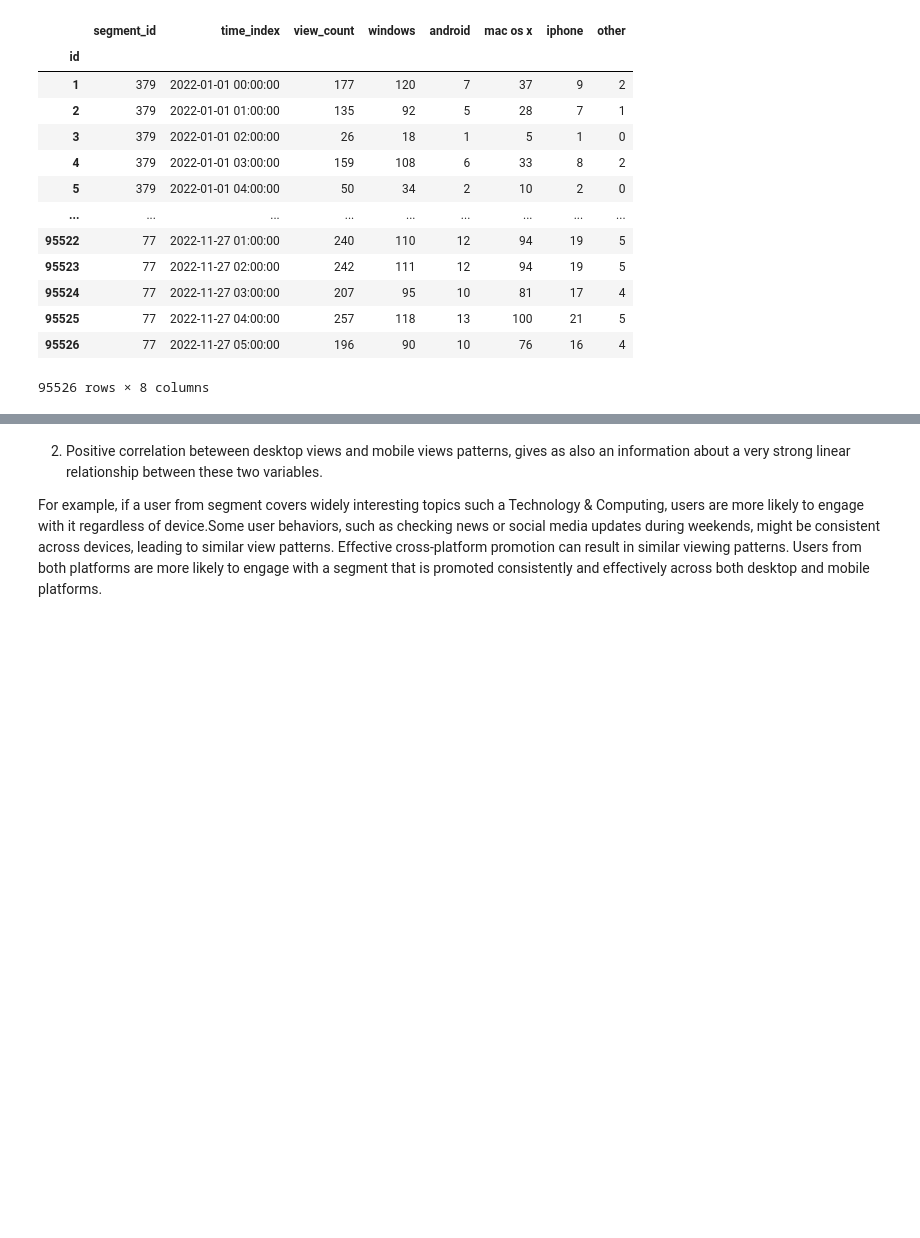
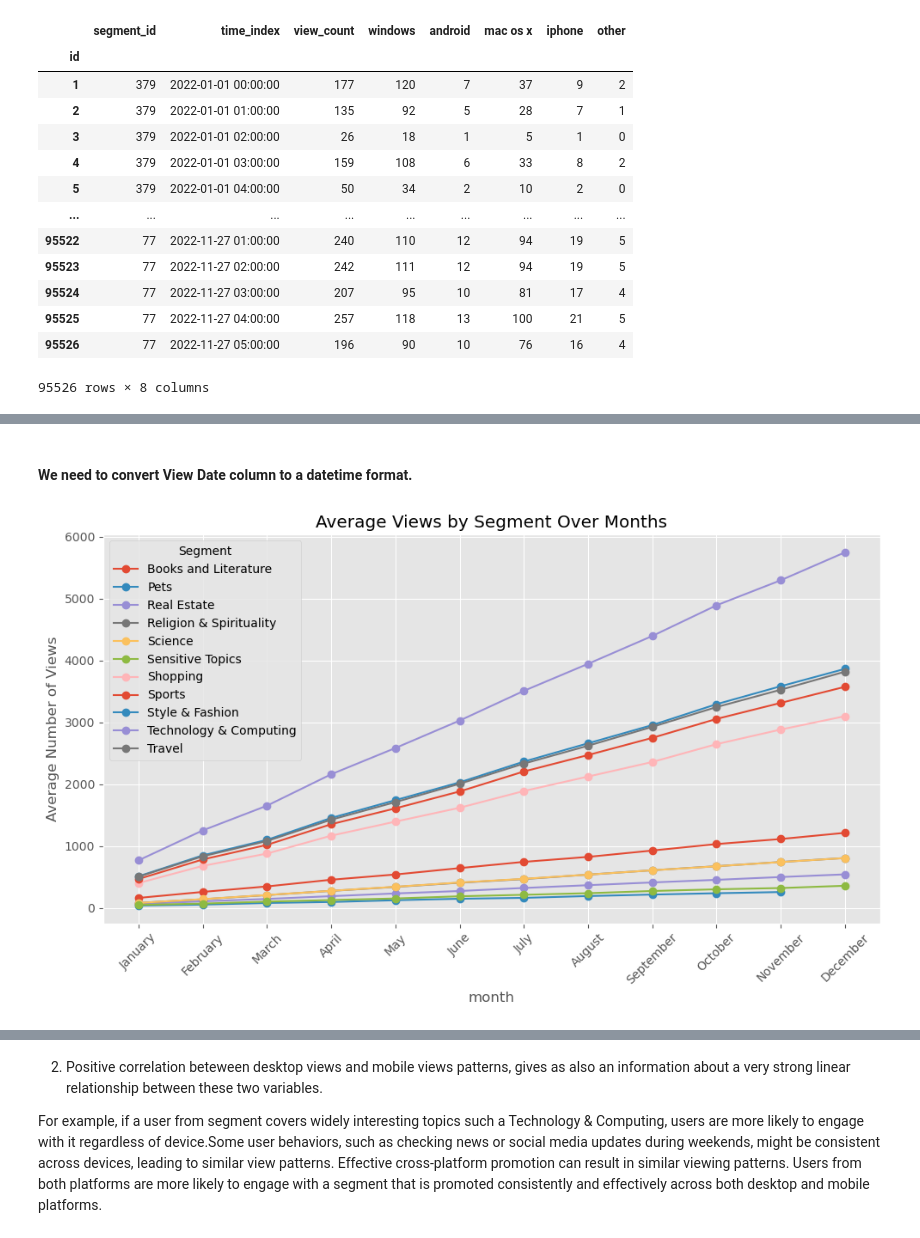
Before and after one commit to zdrj-me31/Repository, a Jupyter notebook: final.ipynb, the cells around one changed output, grey strips where cells are left out. Saved outputs shown, nothing was run; the diff lists cells and outputs as text; code cells hidden in the pictures; blank space fills up the shorter version.

```diff
--- a/final.ipynb
+++ b/final.ipynb
@@ -250,0 +275,15 @@ seasonals.trend.plot(color='red', figsize=(15, 5))
+# %%
+device_columns = ['Windows Device', 'Android Device', 'Mac OS X Device', 'Iphone Device', 'Other Device']
+average_views_by_device = final_dataset.groupby('Segment Name')[device_columns].mean()
+
+# The overall average views for each device type
+overall_average_views_by_device = average_views_by_device.mean().sort_values(ascending=False)
+overall_average_df = pd.DataFrame(overall_average_views_by_device, columns=['Overall Average Views'])
+
+print("Overall Average Views by Device Type:\n", overall_average_df,'\n')
+
+final_dataset['Total Devices'] = final_dataset[device_columns].sum(axis=1)
+
+# The average number of views for each device type
+average_views_by_device = final_dataset.groupby('Segment Name')[device_columns].mean()
+print("Average Views by Device Type:\n", average_views_by_device)
@@ -250,0 +348,23 @@ seasonals.trend.plot(color='red', figsize=(15, 5))
+# %% [markdown]
+#### We need to convert View Date column to a datetime format.
+# %%
+final_dataset['View Date'] = pd.to_datetime(final_dataset['View Date'])
+# %%
+# new column month
+final_dataset['month'] = final_dataset['View Date'].dt.month
+average_views_by_month = final_dataset.groupby(['Segment Name', 'month'])['Number of Views'].mean().reset_index()
+pivot_table = average_views_by_month.pivot(index='month', columns='Segment Name', values='Number of Views')
+
+pivot_table
+
+# Plot the average views for each segment
+pivot_table.plot(kind='line', marker='o', figsize=(10, 6))
+plt.title('Average Views by Segment Over Months')
+plt.xlabel('month')
+plt.ylabel('Average Number of Views')
+plt.legend(title='Segment')
+plt.xticks(range(1, 13), calendar.month_name[1:], rotation=45)
+plt.tight_layout()
+plt.show()
+# %% [output]
+[figure, added]
```
Also changed, not shown: parts of 81 cells of this notebook.
